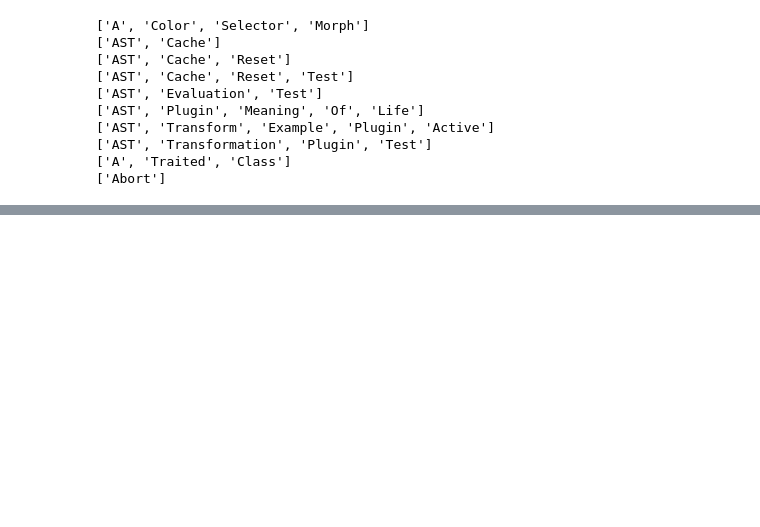
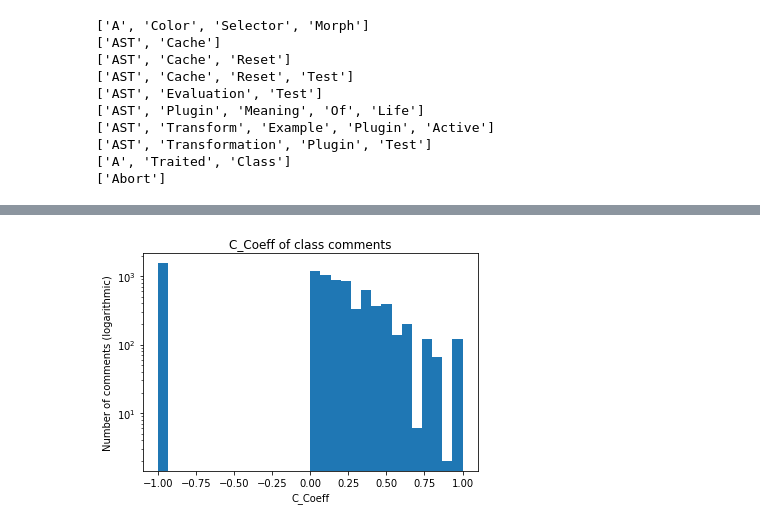
Before and after one commit to Naralas/SC-Seminar-Comment-Quality-Pharo, a Jupyter notebook: seminar_prototype.ipynb, the cells around one changed output, grey strips where cells are left out. Cells and saved outputs as stored; diff of their text form; code cells hidden in the pictures; blank space fills up the shorter version.

Commit message:
Implemented the camel case splitter and levensthein distance with the class names and comments

```diff
--- a/seminar_prototype.ipynb
+++ b/seminar_prototype.ipynb
@@ -226,0 +247,34 @@ for class_name in df['class'][:10]:
+# %%
+from nltk.metrics import edit_distance
+
+# if the edit distance is smaller than this threshold, words are considered similar
+DIST_SIMILARITY_THRESHOLD = 2
+
+stopwords = nltk.corpus.stopwords.words('english')
+
+class_coeff_dict = {}
+
+for row in tqdm(df.itertuples()):
+    # split class name into tokens by camel case and set them to lower case
+    class_name = row[1]
+    splitted_class_name = camel_case_splitter(class_name)
+    splitted_class_name = [word.lower() for word in splitted_class_name]
+
+    # tokenize, remove stop words and split commment into words
+    comment = row[2]
+    comment = preprocess_comment(comment, stopwords=stopwords)
+
+    # if this is an empty comment, skip this comment computation and set to -1
+    if len(comment) == 0:
+        class_coeff_dict[class_name] = -1
+        continue
+
+    n_similar = 0
+    for comment_word in comment:
+        for class_word in splitted_class_name:
+            if edit_distance(comment_word, class_word) < DIST_SIMILARITY_THRESHOLD:
+                n_similar += 1
+                break
+
+    c_coeff = n_similar / (float)(len(comment))
+    class_coeff_dict[class_name] = c_coeff
@@ -226,0 +300,8 @@ for class_name in df['class'][:10]:
+# %%
+plot_histogram(class_coeff_dict.values(), bins=30, title=f"C_Coeff of class comments",
+                    yscale_val='log',
+                    ylabel='Number of comments (logarithmic)',
+                    xlabel='C_Coeff',
+                    plot_average=False)
+# %% [output]
+[figure, added]
```
Also changed, not shown: parts of 5 cells of this notebook.
